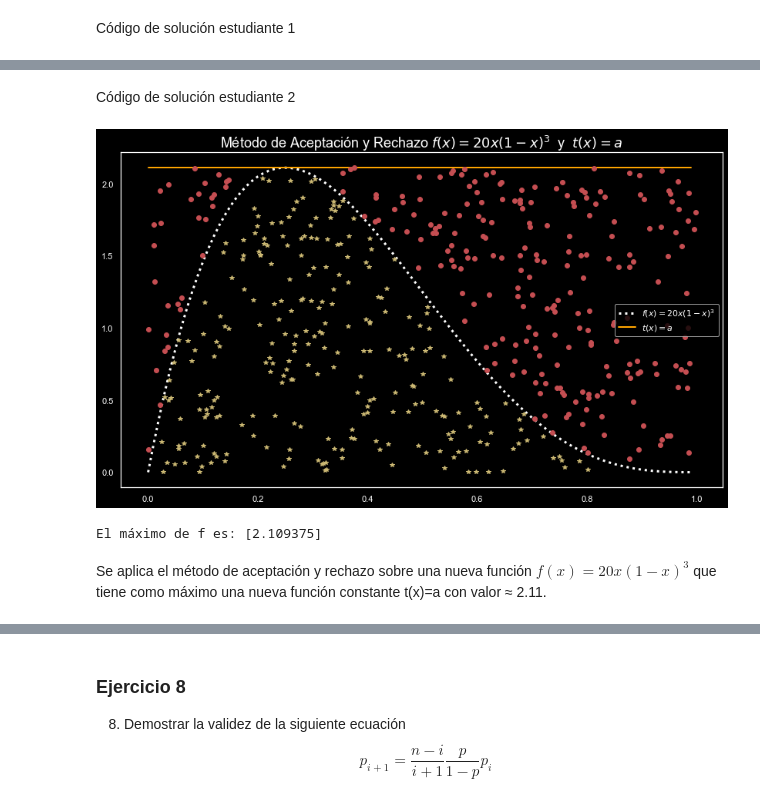
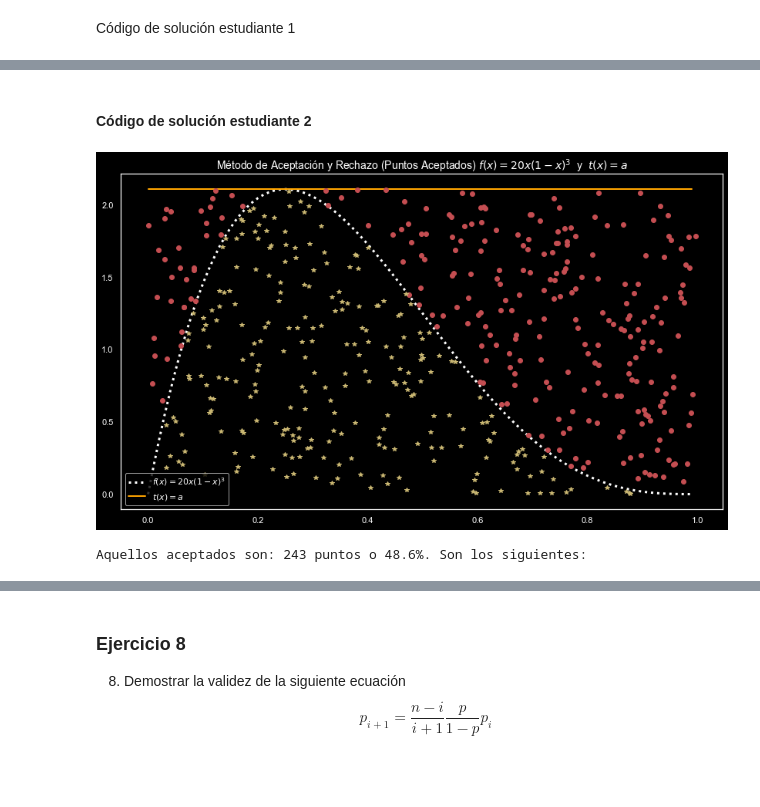
Before and after one commit to EMarquez7/Tarea6_MASanchez_EMarquez, a Jupyter notebook: Tarea 6.ipynb, the cells around one changed output, grey strips where cells are left out. Saved outputs shown, nothing was run; the diff lists cells and outputs as text; code cells hidden in the pictures; blank space fills up the shorter version.

Commit message:
Corrección de ej. 7
Se obtienen los puntos aceptados para f(x)

```diff
--- a/Tarea 6.ipynb
+++ b/Tarea 6.ipynb
@@ -451,24 +449,38 @@ La variable aleatoria arroja los siguientes valores: [0.12512244826887509, 0.157
 # %% [markdown]
-Código de solución estudiante 2
+#### Código de solución estudiante 2
+# %%
+def Puntos_Acep(R2:'Variables distribuidas U~U(0,1)', # Función de aceptación y rechazo usando compresión de listas de pulso senoidal
+                 R1:'Variables distribuidas como g(x)',
+                 f:'función objetivo a generar',
+                 t:'función que mayora a f'):
+    """
+    La función regresa los puntos que acepta y realiza el histograma de dichos puntos en f(x) para su validación.
+    """
+    f_x = f(R1)
+    t_x = t(R1)
+    condition = R2*t_x <=f_x
+    [plt.plot(R1[i], R2[i]*t_x[i], '*y') if condition[i] else plt.plot(R1[i],R2[i]*t_x[i], 'or') for i in range (len(R1))]
+    plt.show()
+
+    Aceptados = [R1[i] for i in range(len(R1)) if condition[i]]
+    return Aceptados
 # %%
 # Código de solución estudiante 2
 f = lambda x: 20*x*(1-x)**3 #Función objetivo
 a = f(optimize.fmin(lambda x:-f(x), 0, disp=False)) #Valor máx. de f(x)
 N = 500 #N valores
 R1 = np.random.rand(N) #Valores aleatorios
 R2 = np.random.rand(N)
 t = lambda x: a*np.ones([len(x)])
 #Graficar función de densidad f(x) y función t(x)
 plt.figure(figsize=[14,8])
 plt.plot(x,f(x), label='$f(x)=20x(1-x)^3$',color='white', linewidth=3, linestyle='dotted')
-plt.title('Método de Aceptación y Rechazo $f(x)=20x(1-x)^3$  y  $t(x)=a$',fontsize=18)
+plt.title('Método de Aceptación y Rechazo (Puntos Aceptados) $f(x)=20x(1-x)^3$  y  $t(x)=a$',fontsize=14)
 plt.plot(x,t(x),label='$t(x)=a$',color='orange', linewidth=2, linestyle='-')
 plt.legend()
 plt.grid()
-Var_al=Acep_rechazo(R2,R1,f,t) #llamada del método de aceptación y rechazo
-print('El máximo de f es:',a) #Máximo de la función
+Aceptados=Puntos_Acep(R2,R1,f,t) #llamada del método de aceptación y rechazo:puntos aceptados
+print(f'Aquellos aceptados son: {(len(Aceptados))} puntos o {(len(Aceptados)/N)*100}%. Son los siguientes:') #Puntos
 # %% [output]
-[figure, old version]
+[figure, new version]
-El máximo de f es: [2.109375]
+Aquellos aceptados son: 243 puntos o 48.6%. Son los siguientes:
-# %% [markdown]
-Se aplica el método de aceptación y rechazo sobre una nueva función $f(x)=20x(1-x)^3$ que tiene como máximo una nueva función constante t(x)=a con valor ≈ 2.11.
```
Also changed, not shown: parts of 12 cells of this notebook.
